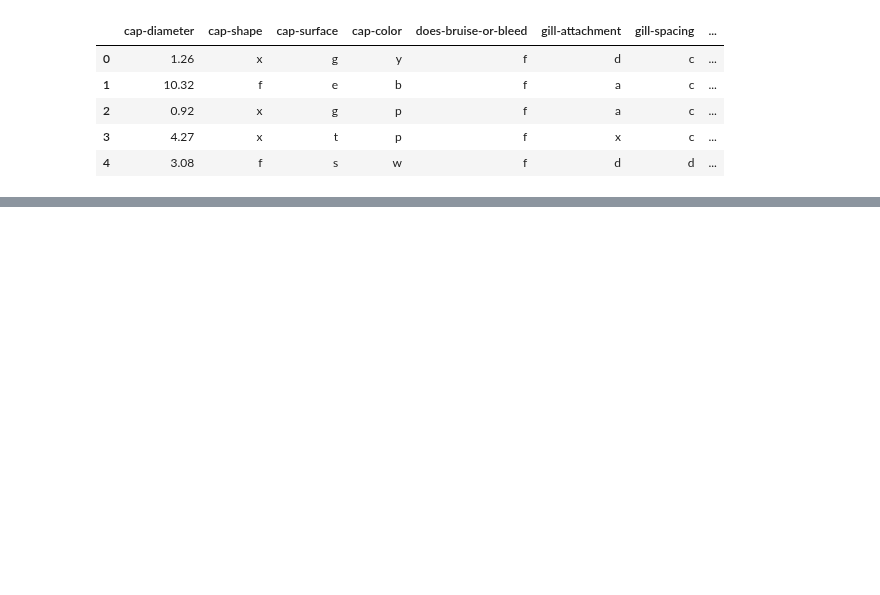
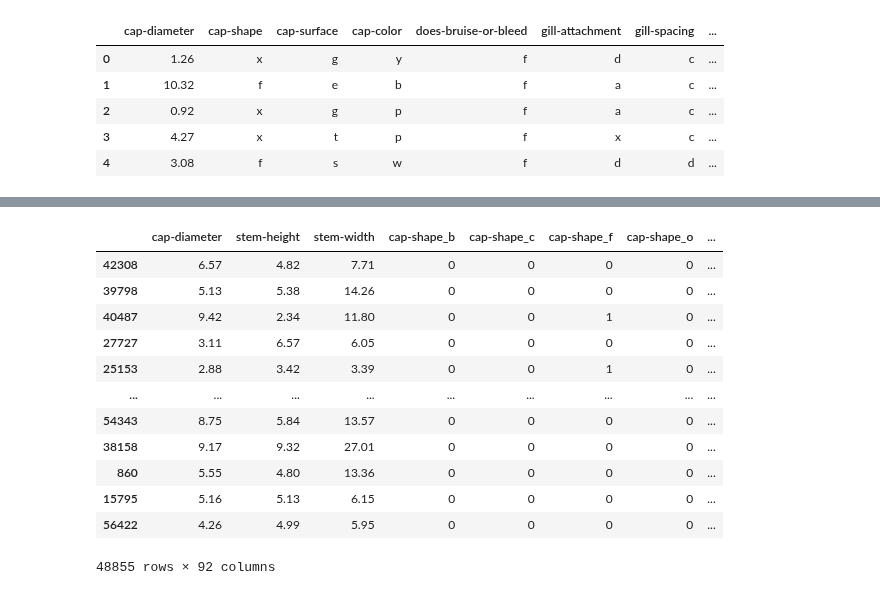
Before and after one commit to mbiernacka/Mushroom-classification, a Jupyter notebook: cross_entropy.ipynb, the cells around one changed output, grey strips where cells are left out. Saved outputs shown, nothing was run; the diff lists cells and outputs as text; code cells hidden in the pictures; blank space fills up the shorter version.

```diff
--- a/cross_entropy.ipynb
+++ b/cross_entropy.ipynb
@@ -391,0 +364,18 @@ Categories (2, object): ['e', 'p']
+# %%
+X_train_encoded = pd.get_dummies(X_train, drop_first=True)
+# %%
+X_train_encoded
+# %% [output]
+|  | cap-diameter | stem-height | stem-width | cap-shape_b | cap-shape_c | cap-shape_f | cap-shape_o | ... |
+| 42308 | 6.57 | 4.82 | 7.71 | 0 | 0 | 0 | 0 | ... |
+| 39798 | 5.13 | 5.38 | 14.26 | 0 | 0 | 0 | 0 | ... |
+| 40487 | 9.42 | 2.34 | 11.80 | 0 | 0 | 1 | 0 | ... |
+| 27727 | 3.11 | 6.57 | 6.05 | 0 | 0 | 0 | 0 | ... |
+| 25153 | 2.88 | 3.42 | 3.39 | 0 | 0 | 1 | 0 | ... |
+| ... | ... | ... | ... | ... | ... | ... | ... | ... |
+| 54343 | 8.75 | 5.84 | 13.57 | 0 | 0 | 0 | 0 | ... |
+| 38158 | 9.17 | 9.32 | 27.01 | 0 | 0 | 0 | 0 | ... |
+| 860 | 5.55 | 4.80 | 13.36 | 0 | 0 | 0 | 0 | ... |
+| 15795 | 5.16 | 5.13 | 6.15 | 0 | 0 | 0 | 0 | ... |
+| 56422 | 4.26 | 4.99 | 5.95 | 0 | 0 | 0 | 0 | ... |
+48855 rows × 92 columns
```
Also changed, not shown: parts of 17 cells of this notebook.
